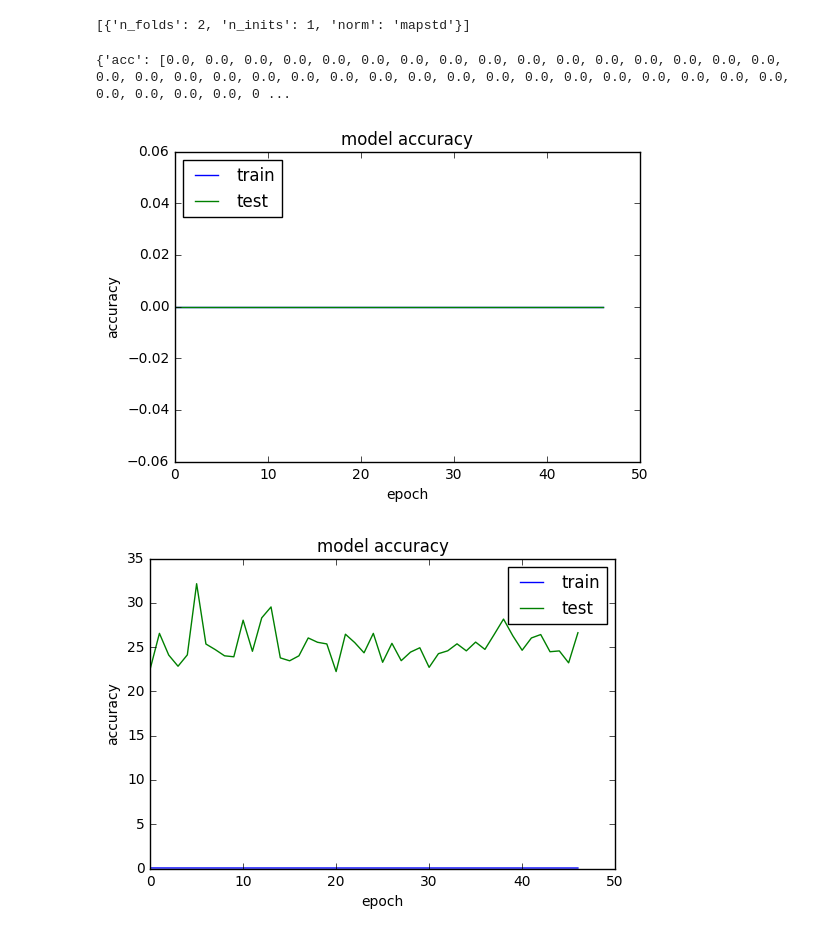
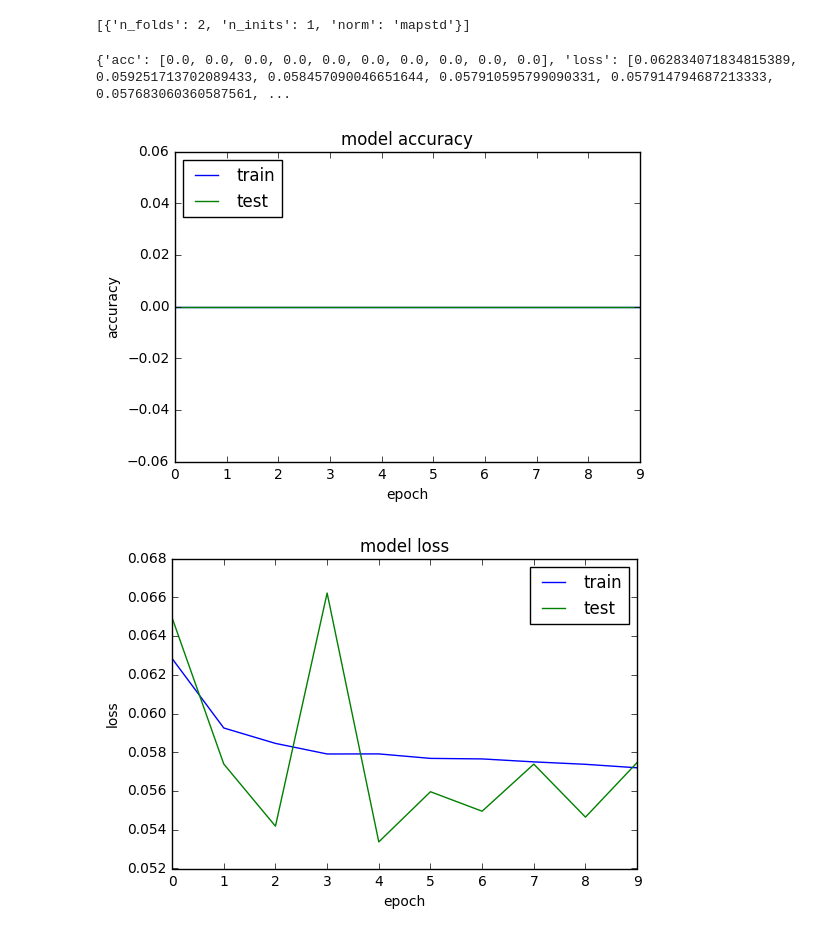
Before and after one commit to micaelverissimo/PtRelAnalysis, a Jupyter notebook: NeuralAnalysis.ipynb, the cells around one changed output. Cells and saved outputs as stored; diff of their text form; code cells hidden in the pictures.

Commit message:
NN plots

```diff
--- a/NeuralAnalysis.ipynb
+++ b/NeuralAnalysis.ipynb
@@ -17,7 +17,7 @@ All Right!
 # %%
 # Confirm our array shape
 data = np.load("/home/micael/MyWorkspace/DATA/lvbb125Array.npy")
-data_target = data[:,12]
+data_target = data[:,[12]]
 
 data_inputs = data[:,:12]
 print data.shape
@@ -130,7 +135,7 @@ for ifold in range(0,4):
         model = Sequential()
         model.add(Dense(30, input_dim=data_inputs.shape[1], init='uniform'))
         model.add(Activation('tanh'))
-        model.add(Dense(1, init='uniform'))
+        model.add(Dense(data_target.shape[1], init='uniform'))
         model.add(Activation('linear'))
 
         sgd = SGD(lr=0.01, decay=1e-6, momentum=0.9, nesterov=True)
@@ -140,13 +145,13 @@ for ifold in range(0,4):
         # Train model
         earlyStopping = callbacks.EarlyStopping(monitor='val_loss', patience=25,
                                             verbose=0, mode='auto')
-        start_time = time.time()
+        #start_time = time.time()
         init_trn_desc = model.fit(norm_all_data[train_id], norm_target[train_id],
-                                nb_epoch=50,
+                                nb_epoch=10,
                                 batch_size=8,
                                 callbacks=[earlyStopping],
                                 verbose=0,
-                                validation_data=(data_inputs[test_id],norm_target[test_id]),
+                                validation_data=(norm_all_data[test_id],norm_target[test_id]),
                                 shuffle=True)
 
 
@@ -179,7 +184,7 @@ Teste
 # %%
 print(init_trn_desc.history)
 # %% [output]
-{'acc': [0.0, 0.0, 0.0, 0.0, 0.0, 0.0, 0.0, 0.0, 0.0, 0.0, 0.0, 0.0, 0.0, 0.0, 0.0, 0.0, 0.0, 0.0, 0.0, 0.0, 0.0, 0.0, 0.0, 0.0, 0.0, 0.0, 0.0, 0.0, 0.0, 0.0, 0.0, 0.0, 0.0, 0.0, 0.0, 0.0, 0.0, 0.0, 0 ...
+{'acc': [0.0, 0.0, 0.0, 0.0, 0.0, 0.0, 0.0, 0.0, 0.0, 0.0], 'loss': [0.062834071834815389, 0.059251713702089433, 0.058457090046651644, 0.057910595799090331, 0.057914794687213333, 0.057683060360587561, ...
 # %%
 import matplotlib.pyplot as plt
 import numpy
@@ -192,14 +197,14 @@ plt.xlabel('epoch')
 plt.legend(['train', 'test'], loc='upper left')
 plt.show()
 # %% [output]
-[figure, old version]
+[figure, new version]
 # %%
 plt.plot(init_trn_desc.history['loss'])
 plt.plot(init_trn_desc.history['val_loss'])
-plt.title('model accuracy')
-plt.ylabel('accuracy')
+plt.title('model loss')
+plt.ylabel('loss')
 plt.xlabel('epoch')
 plt.legend(['train', 'test'], loc='upper right')
 plt.show()
 # %% [output]
-[figure, old version]
+[figure, new version]
```
Also changed, not shown: parts of 5 cells of this notebook.
